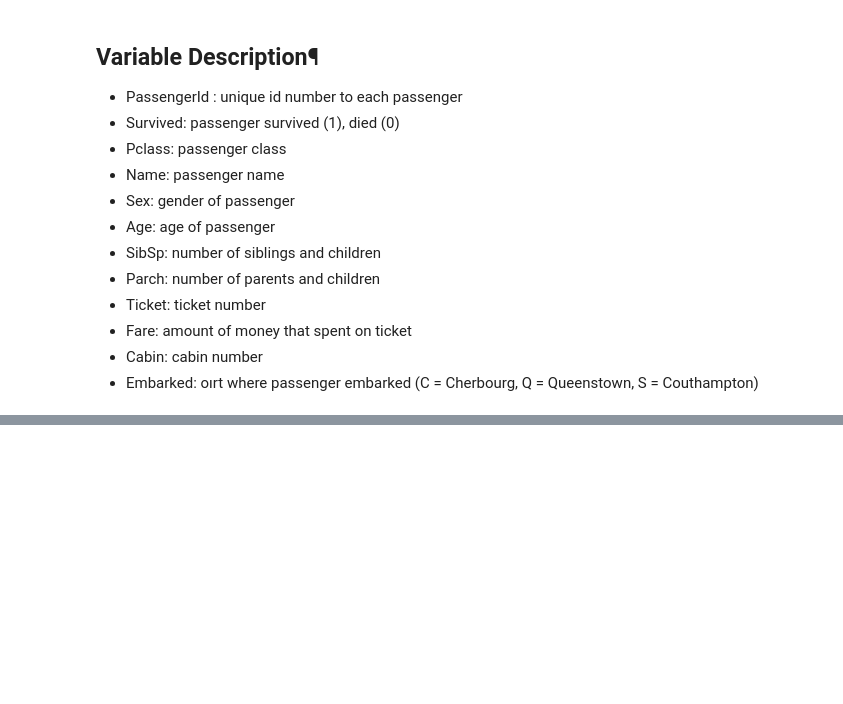
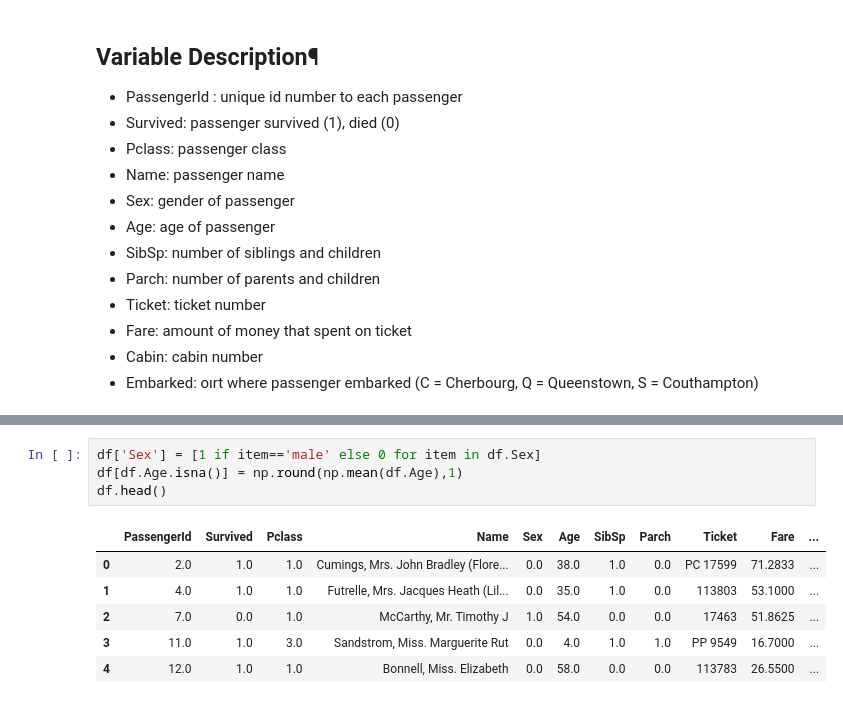
Before and after one commit to sagi778/Titanic_kaggle, a Jupyter notebook: titanic_model_training.ipynb, the cells around one changed output, grey strips where cells are left out. Drawn from its saved outputs; the diff is of its cells as text; blank space fills up the shorter version.

```diff
--- a/titanic_model_training.ipynb
+++ b/titanic_model_training.ipynb
@@ -55,0 +71,11 @@ memory usage: 83.7+ KB
+# %%
+df['Sex'] = [1 if item=='male' else 0 for item in df.Sex]
+df[df.Age.isna()] = np.round(np.mean(df.Age),1)
+df.head()
+# %% [output]
+|  | PassengerId | Survived | Pclass | Name | Sex | Age | SibSp | Parch | Ticket | Fare | ... |
+| 0 | 2.0 | 1.0 | 1.0 | Cumings, Mrs. John Bradley (Flore... | 0.0 | 38.0 | 1.0 | 0.0 | PC 17599 | 71.2833 | ... |
+| 1 | 4.0 | 1.0 | 1.0 | Futrelle, Mrs. Jacques Heath (Lil... | 0.0 | 35.0 | 1.0 | 0.0 | 113803 | 53.1000 | ... |
+| 2 | 7.0 | 0.0 | 1.0 | McCarthy, Mr. Timothy J | 1.0 | 54.0 | 0.0 | 0.0 | 17463 | 51.8625 | ... |
+| 3 | 11.0 | 1.0 | 3.0 | Sandstrom, Miss. Marguerite Rut | 0.0 | 4.0 | 1.0 | 1.0 | PP 9549 | 16.7000 | ... |
+| 4 | 12.0 | 1.0 | 1.0 | Bonnell, Miss. Elizabeth | 0.0 | 58.0 | 0.0 | 0.0 | 113783 | 26.5500 | ... |
```
Also changed, not shown: parts of 32 cells of this notebook.
